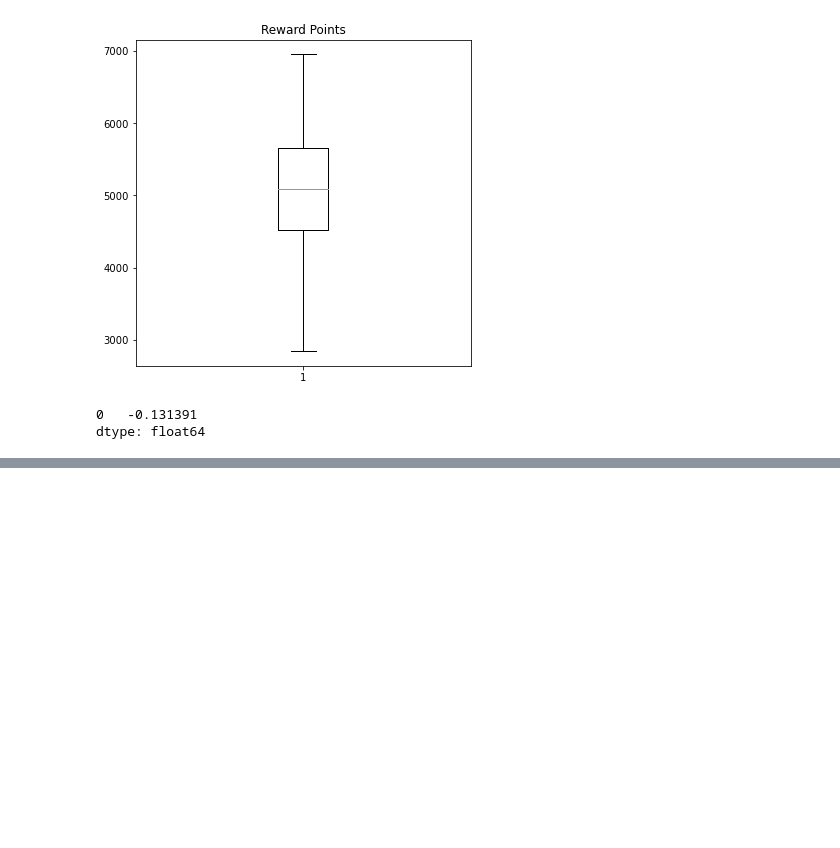
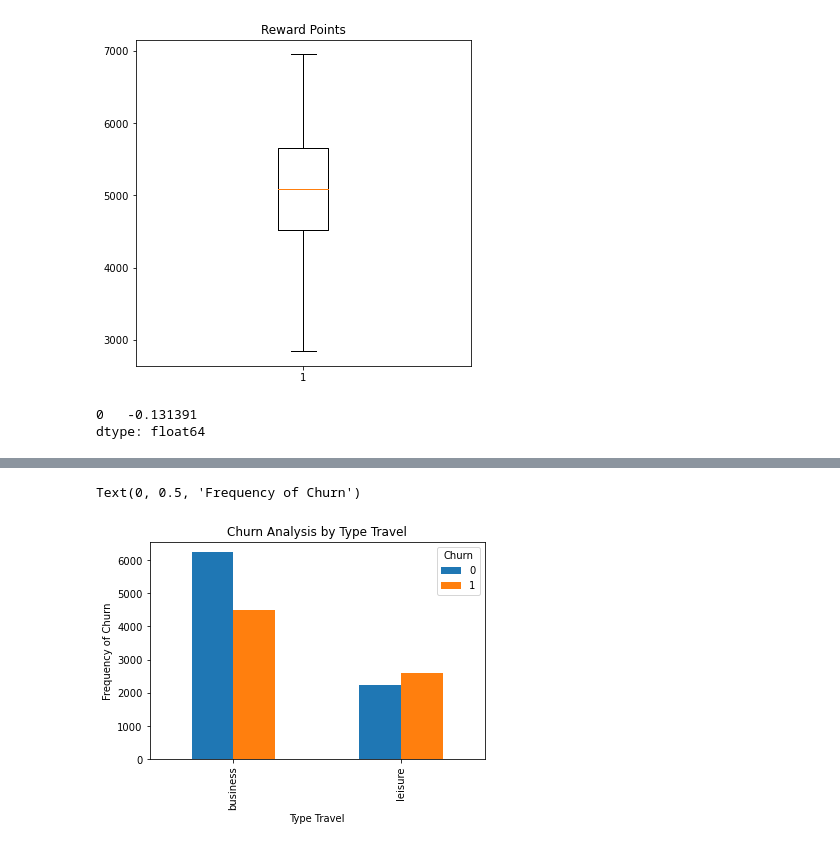
Before and after one commit to Ricardodpalmeida/DSML, a Jupyter notebook: 02. Surpervised/ML Notebook_Mariana.ipynb, the cells around one changed output, grey strips where cells are left out. Drawn from its saved outputs; the diff is of its cells as text; code cells hidden in the pictures; blank space fills up the shorter version.

```diff
--- a/02. Surpervised/ML Notebook_Mariana.ipynb
+++ b/02. Surpervised/ML Notebook_Mariana.ipynb
@@ -189,0 +248,11 @@ dtype: float64
+# %%
+df.Churn.replace({"nochurn": 0, "churn": 1}, inplace = True)
+# %%
+%matplotlib inline
+pd.crosstab(df.TypeTravel,df.Churn).plot(kind='bar')
+plt.title('Churn Analysis by Type Travel')
+plt.xlabel('Type Travel')
+plt.ylabel('Frequency of Churn')
+# %% [output]
+Text(0, 0.5, 'Frequency of Churn')
+[figure, added]
```
Also changed, not shown: parts of 50 cells of this notebook.
